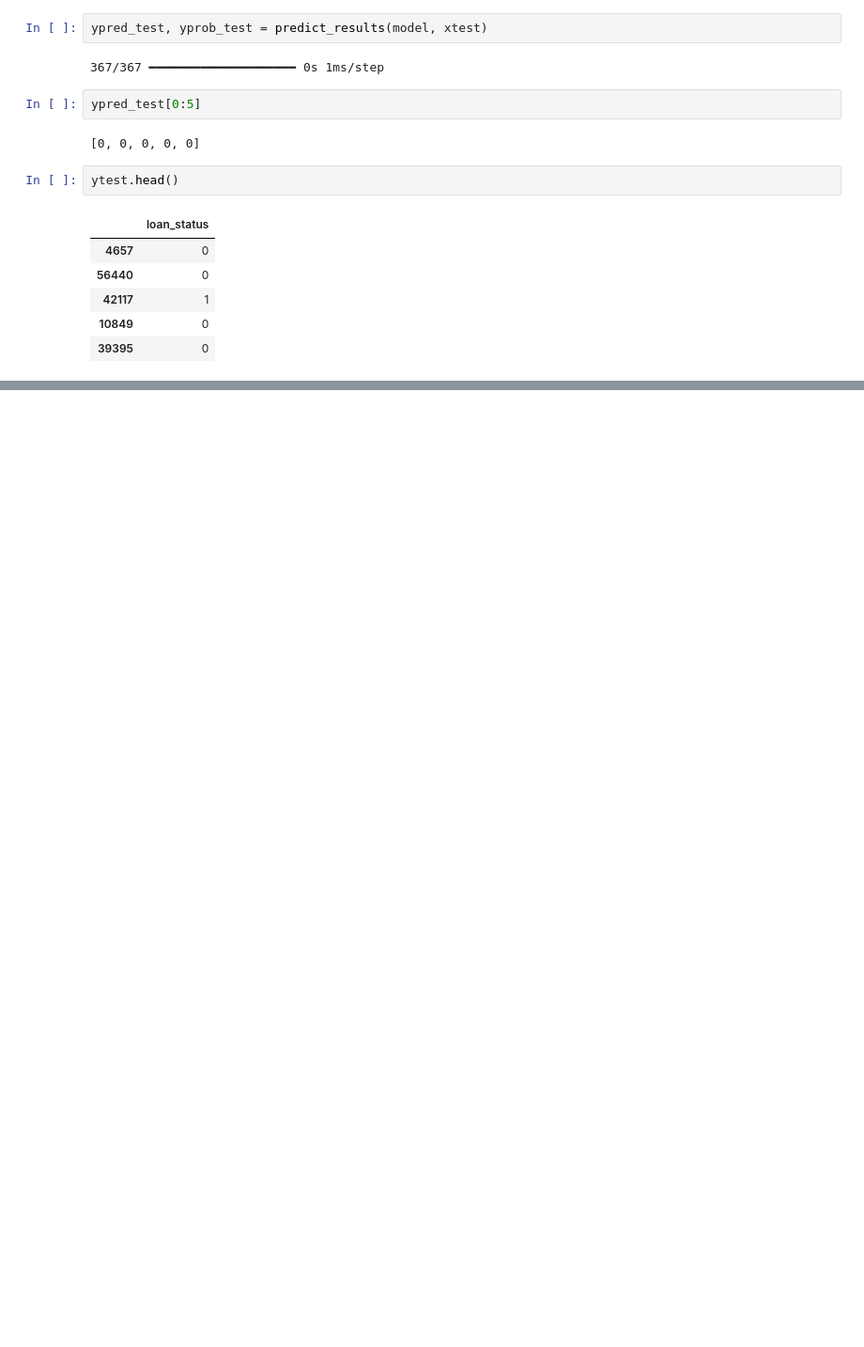
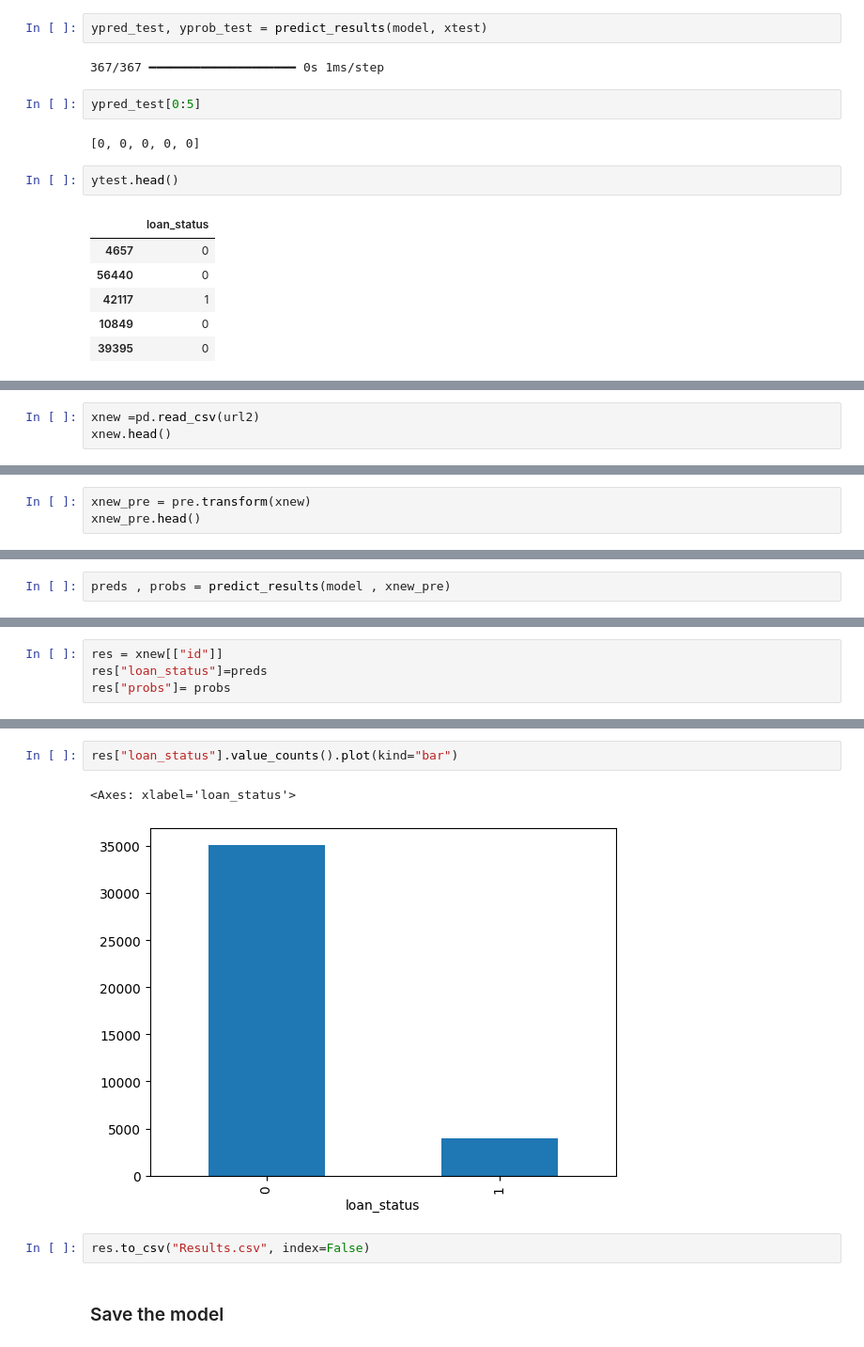
Before and after one commit to DhanashreeAmbekar/Deep-Learning, a Jupyter notebook: Binary_Classification.ipynb, the cells around one changed output, grey strips where cells are left out. Shown: that part at 94% size. Cells and saved outputs as stored; diff of their text form; blank space fills up the shorter version.

```diff
--- a/Binary_Classification.ipynb
+++ b/Binary_Classification.ipynb
@@ -407,0 +442,3 @@ ytest.head()
+# %%
+xnew =pd.read_csv(url2)
+xnew.head()
@@ -407,0 +472,3 @@ ytest.head()
+# %%
+xnew_pre = pre.transform(xnew)
+xnew_pre.head()
@@ -407,0 +483,2 @@ ytest.head()
+# %%
+preds , probs = predict_results(model , xnew_pre)
@@ -407,0 +501,4 @@ ytest.head()
+# %%
+res = xnew[["id"]]
+res["loan_status"]=preds
+res["probs"]= probs
@@ -407,0 +540,9 @@ ytest.head()
+# %%
+res["loan_status"].value_counts().plot(kind="bar")
+# %% [output]
+<Axes: xlabel='loan_status'>
+[figure, added]
+# %%
+res.to_csv("Results.csv", index=False)
+# %% [markdown]
+### Save the model
```
Also changed, not shown: parts of 32 cells of this notebook.
